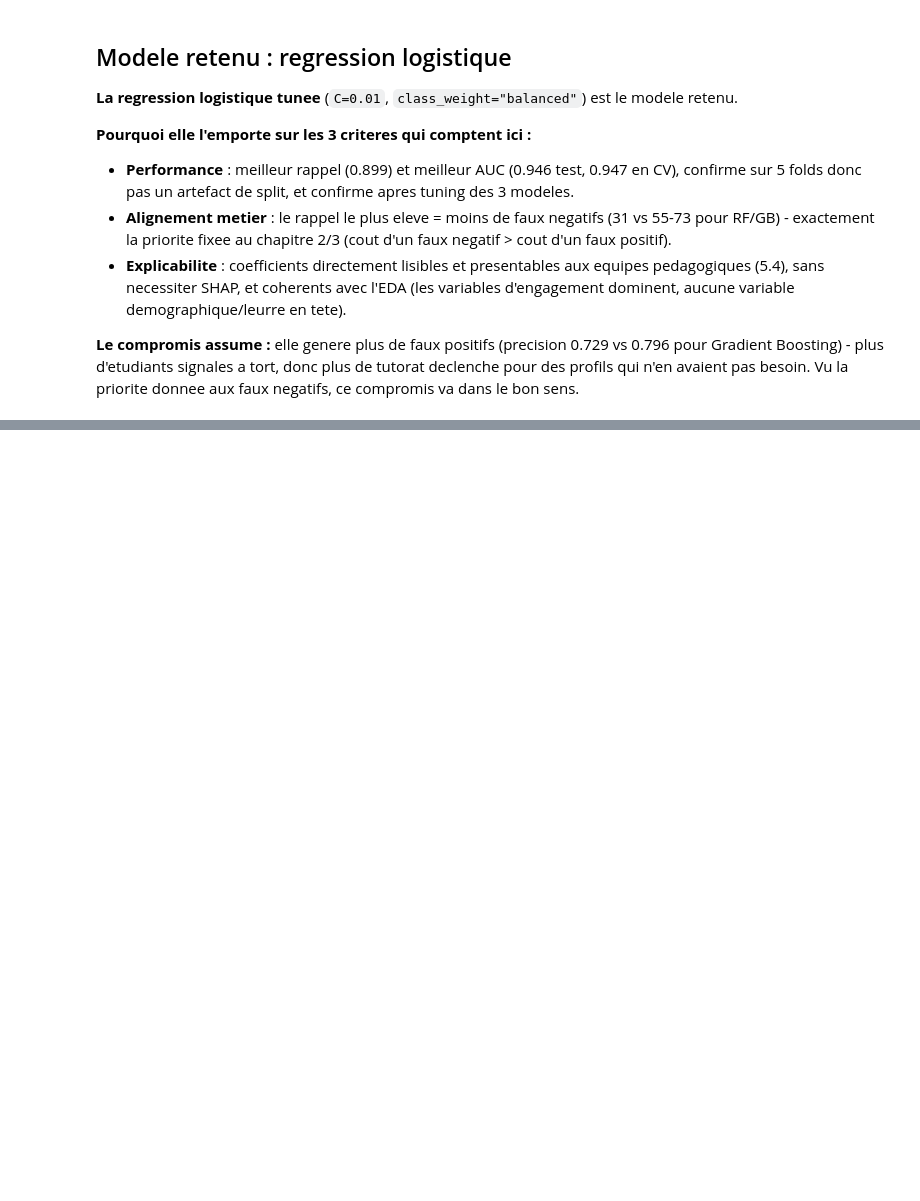
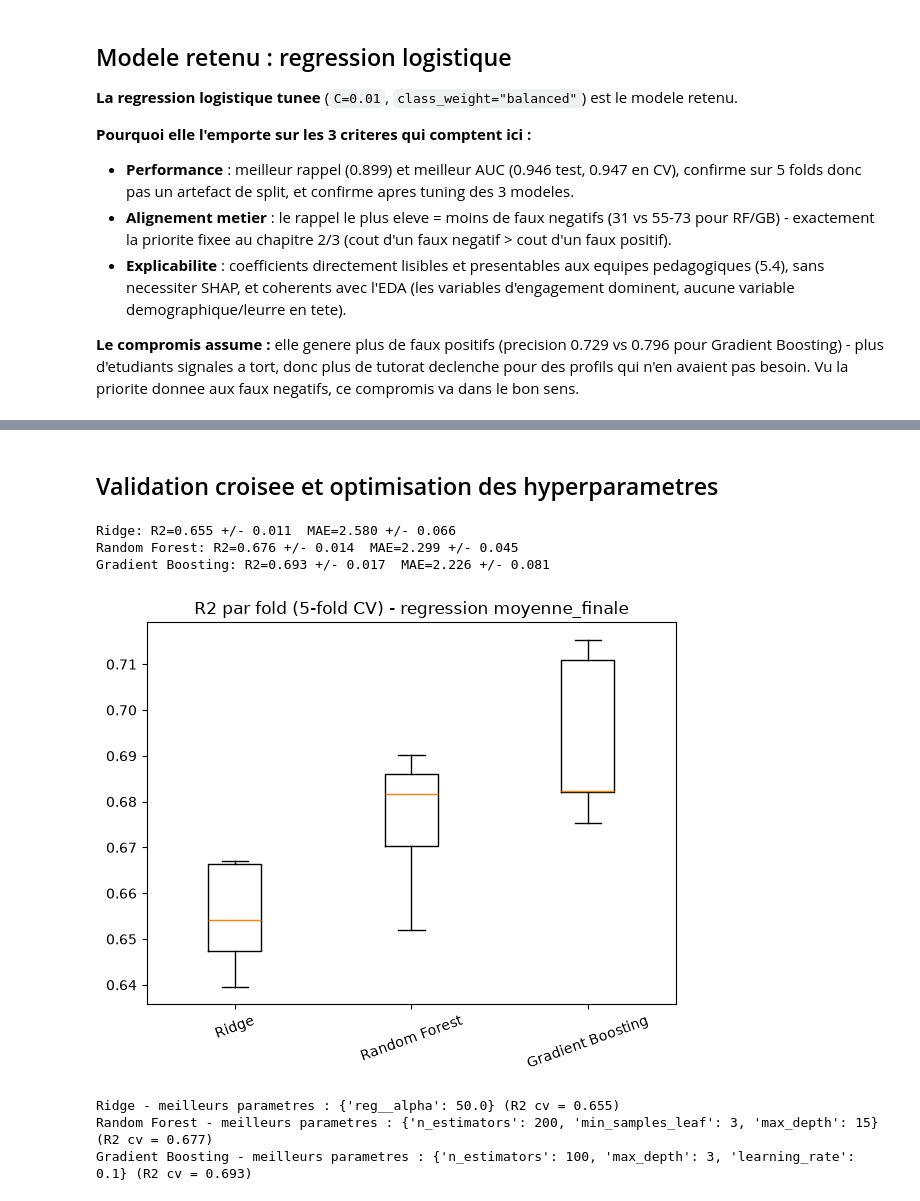
Before and after one commit to marc-proxiel/ProjetDecrochage, a Jupyter notebook: EtudeDecrochageMVA.ipynb, the cells around one changed output, grey strips where cells are left out. Cells and saved outputs as stored; diff of their text form; code cells hidden in the pictures; blank space fills up the shorter version.

```diff
--- a/EtudeDecrochageMVA.ipynb
+++ b/EtudeDecrochageMVA.ipynb
@@ -1163,0 +1291,58 @@ Démarrage de mlflow : uv run mlflow ui --backend-store-uri sqlite:///mlflow.db
+# %% [markdown]
+## Validation croisee et optimisation des hyperparametres
+# %%
+from sklearn.model_selection import KFold, cross_validate
+
+cv_reg = KFold(n_splits=5, shuffle=True, random_state=42)
+
+scores_cv_reg = {}
+for nom, modele in modeles_reg.items():
+    res = cross_validate(
+        modele, X_train_reg, y_train_reg, cv=cv_reg,
+        scoring=["r2", "neg_mean_absolute_error"], n_jobs=-1,
+    )
+    scores_cv_reg[nom] = res
+    print(f"{nom}: R2={res['test_r2'].mean():.3f} +/- {res['test_r2'].std():.3f}"
+          f"  MAE={-res['test_neg_mean_absolute_error'].mean():.3f}"
+          f" +/- {res['test_neg_mean_absolute_error'].std():.3f}")
+
+fig, ax = plt.subplots(figsize=(6, 5))
+ax.boxplot([scores_cv_reg[nom]["test_r2"] for nom in modeles_reg])
+ax.set_xticklabels(modeles_reg.keys(), rotation=20)
+ax.set_title("R2 par fold (5-fold CV) - regression moyenne_finale")
+plt.tight_layout()
+plt.show()
+# %% [output]
+Ridge: R2=0.655 +/- 0.011  MAE=2.580 +/- 0.066
+Random Forest: R2=0.676 +/- 0.014  MAE=2.299 +/- 0.045
+Gradient Boosting: R2=0.693 +/- 0.017  MAE=2.226 +/- 0.081
+[figure, added]
+# %%
+from sklearn.model_selection import GridSearchCV, RandomizedSearchCV
+
+recherche_ridge = GridSearchCV(
+    modeles_reg["Ridge"], {"reg__alpha": [0.1, 1.0, 10.0, 50.0]},
+    cv=cv_reg, scoring="r2", n_jobs=-1,
+).fit(X_train_reg, y_train_reg)
+
+recherche_rf_reg = RandomizedSearchCV(
+    RandomForestRegressor(random_state=42),
+    {"n_estimators": [100, 200, 400], "max_depth": [None, 5, 10, 15], "min_samples_leaf": [1, 3, 5]},
+    n_iter=10, cv=cv_reg, scoring="r2", random_state=42, n_jobs=-1,
+).fit(X_train_reg, y_train_reg)
+
+recherche_gb_reg = RandomizedSearchCV(
+    GradientBoostingRegressor(random_state=42),
+    {"n_estimators": [100, 200], "max_depth": [2, 3, 4], "learning_rate": [0.05, 0.1, 0.2]},
+    n_iter=10, cv=cv_reg, scoring="r2", random_state=42, n_jobs=-1,
+).fit(X_train_reg, y_train_reg)
+
+recherches_reg = {
+    "Ridge": recherche_ridge, "Random Forest": recherche_rf_reg, "Gradient Boosting": recherche_gb_reg,
+}
+for nom, r in recherches_reg.items():
+    print(f"{nom} - meilleurs parametres : {r.best_params_} (R2 cv = {r.best_score_:.3f})")
+# %% [output]
+Ridge - meilleurs parametres : {'reg__alpha': 50.0} (R2 cv = 0.655)
+Random Forest - meilleurs parametres : {'n_estimators': 200, 'min_samples_leaf': 3, 'max_depth': 15} (R2 cv = 0.677)
+Gradient Boosting - meilleurs parametres : {'n_estimators': 100, 'max_depth': 3, 'learning_rate': 0.1} (R2 cv = 0.693)
```
Also changed, not shown: parts of 44 cells of this notebook, 9 other files.
